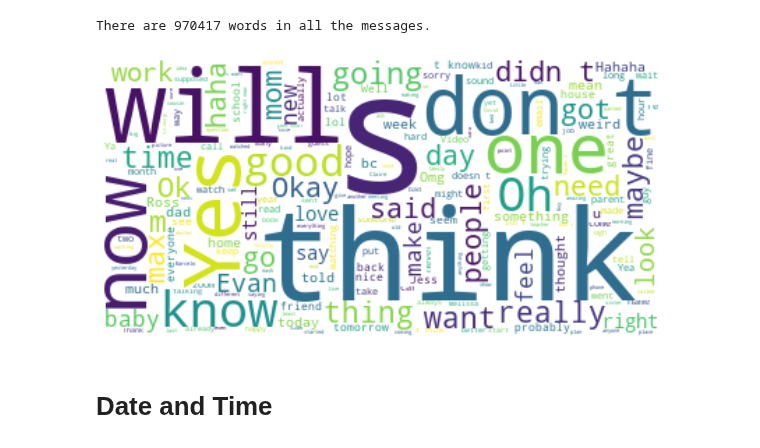
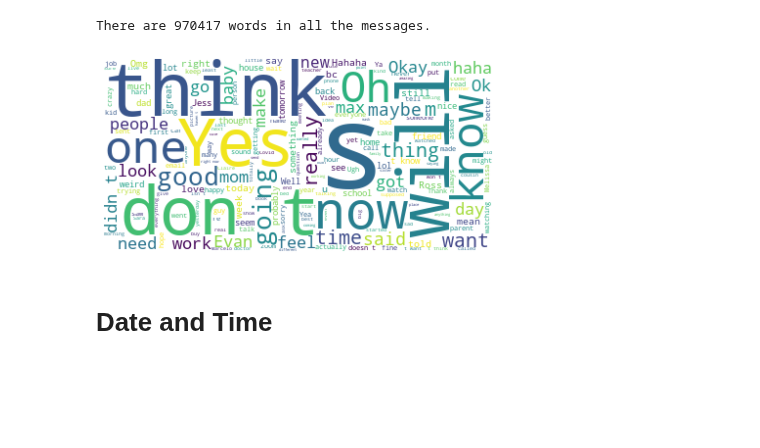
Before and after one commit to sriker415/no_scrubs_text, a Jupyter notebook: sandbox.ipynb, the cells around one changed output. Drawn from its saved outputs; the diff is of its cells as text; code cells hidden in the pictures; blank space fills up the shorter version.

```diff
--- a/sandbox.ipynb
+++ b/sandbox.ipynb
@@ -87,6 +89,6 @@ messages_final.head()
 # %%
 total_messages = messages_final.shape[0]
-media_messages = messages_final[messages_final['message'] == '<Media omitted>'].shape[0]
-messages_final["emoji_2"] = messages_final["message"].apply(split_count)
-emojis = sum(messages_final['emoji_2'].str.len())
+emojis = sum(messages_final['emoji'].str.len())
 links = np.sum(messages_final.links)
+
+print("We sent", f"{total_messages:,d}", "total messages. There were", f"{emojis:,d}", "emojis and", links, "links sent.")
@@ -205,16 +209,16 @@ There are 970417 words in all the messages.
 # %%
 stopwords = set(STOPWORDS)
 # Generate a word cloud image
 wordcloud = WordCloud(stopwords=stopwords, background_color="white").generate(text)
 # Display the generated image:
 # the matplotlib way:
 
-plt.figure(figsize=(10,10))
+plt.figure(figsize=(7,7))
 plt.imshow(wordcloud, interpolation='bilinear')
 plt.axis("off")
 plt.show()
 # %% [output]
-[figure, old version]
+[figure, new version]
 # %% [markdown]
 # Date and Time
 # %%
```
Also changed, not shown: parts of 3 cells of this notebook.
